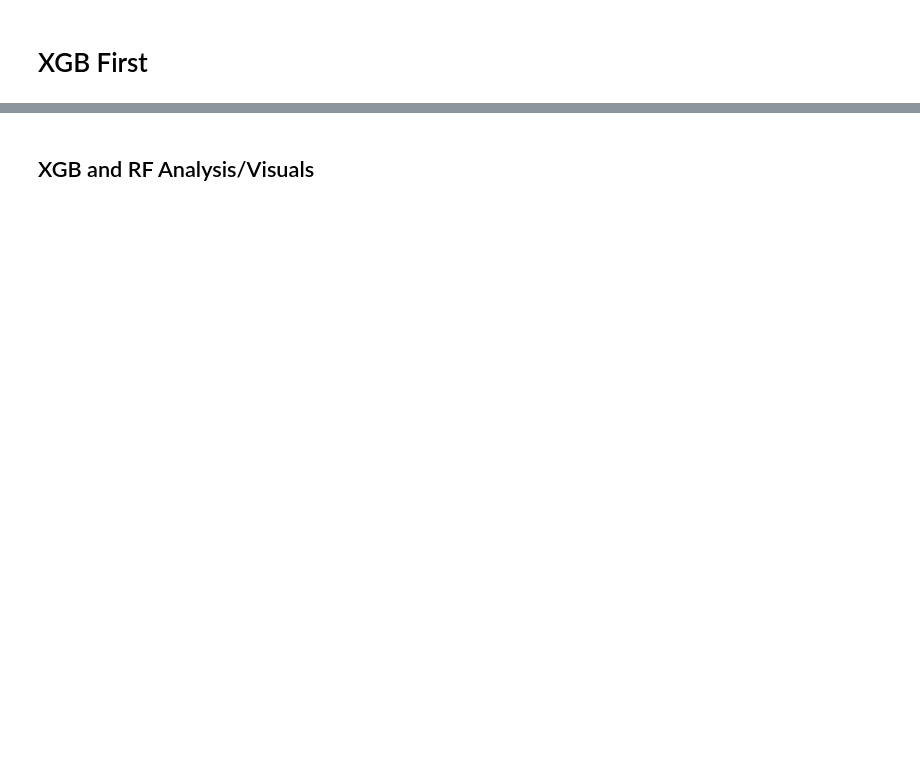
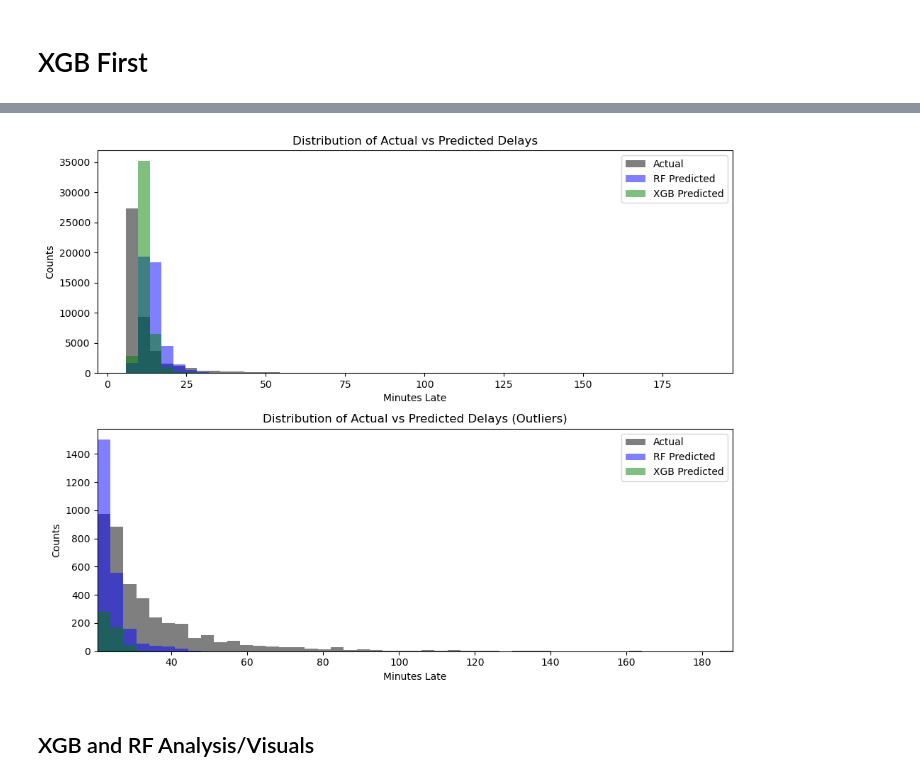
Before and after one commit to WSU-CS6580-Spring2026/Team-Hill-And-Friend, a Jupyter notebook: notebooks/Models.ipynb, the cells around one changed output, grey strips where cells are left out. Saved outputs shown, nothing was run; the diff lists cells and outputs as text; code cells hidden in the pictures; blank space fills up the shorter version.

```diff
--- a/notebooks/Models.ipynb
+++ b/notebooks/Models.ipynb
@@ -182,3 +275,36 @@ MAPE: 46.50%
+# %%
+# Standardized bins
+combined = np.concatenate([y_test, predictions_rf, predictions_xgb])
+xmin, xmax = combined.min(), combined.max()
+bins = np.linspace(xmin, xmax, 50)
+
+# Outlier range
+lower, upper = np.percentile(combined, [95, 100])
+outlier_bins = np.linspace(lower, upper, 50)
+
+fig, axes = plt.subplots(2, 1, figsize=(10, 8))
+
+axes[0].hist(y_test, bins=bins, alpha=0.5, label="Actual", color="black")
+axes[0].hist(predictions_rf, bins=bins, alpha=0.5, label="RF Predicted", color="blue")
+axes[0].hist(predictions_xgb, bins=bins, alpha=0.5, label="XGB Predicted", color="green")
+axes[0].set_xlabel("Minutes Late")
+axes[0].set_ylabel("Counts")
+axes[0].set_title("Distribution of Actual vs Predicted Delays")
+axes[0].legend()
+
+axes[1].hist(y_test, bins=outlier_bins, alpha=0.5, label="Actual", color="black")
+axes[1].hist(predictions_rf, bins=outlier_bins, alpha=0.5, label="RF Predicted", color="blue")
+axes[1].hist(predictions_xgb, bins=outlier_bins, alpha=0.5, label="XGB Predicted", color="green")
+axes[1].set_xlim(lower, upper)
+axes[1].set_xlabel("Minutes Late")
+axes[1].set_ylabel("Counts")
+axes[1].set_title("Distribution of Actual vs Predicted Delays (Outliers)")
+axes[1].legend()
+
+plt.tight_layout()
+plt.show()
+# %% [output]
+[figure, added]
 # %% [markdown]
 ## XGB and RF Analysis/Visuals
 # %%
```
Also changed, not shown: parts of 50 cells of this notebook, 1 other file.
